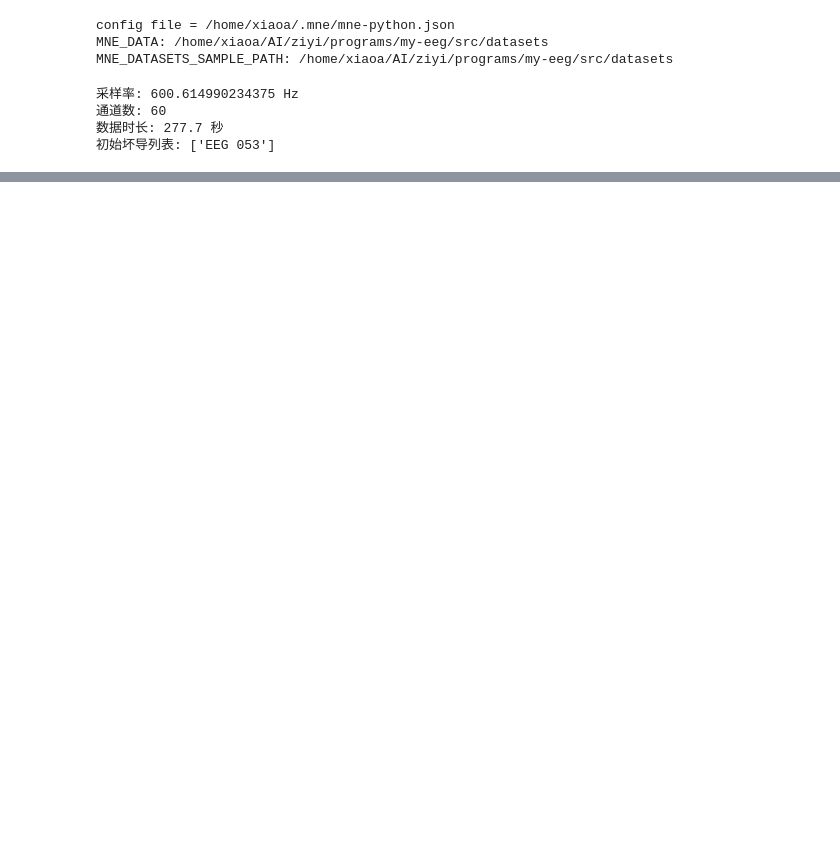
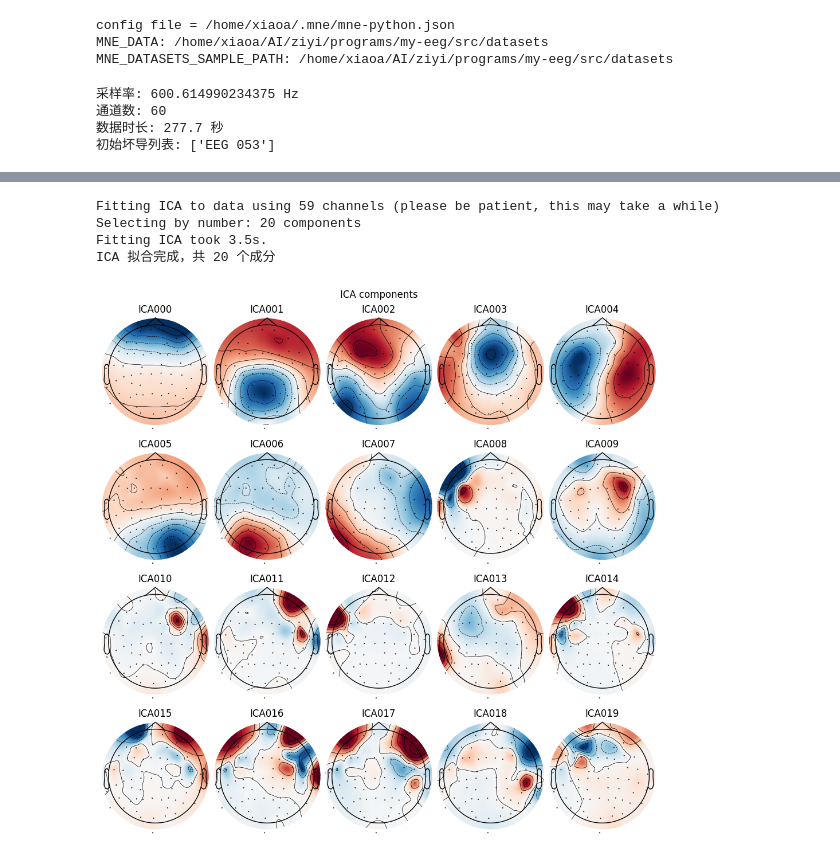
Before and after one commit to usstziyi/my-eeg, a Jupyter notebook: src/mne_sample_preprocessing.ipynb, the cells around one changed output, grey strips where cells are left out. Cells and saved outputs as stored; diff of their text form; code cells hidden in the pictures; blank space fills up the shorter version.

```diff
--- a/src/mne_sample_preprocessing.ipynb
+++ b/src/mne_sample_preprocessing.ipynb
@@ -225,44 +203,28 @@ print("已设置 EEG 平均参考（投影方式）")
 # %%
 # =============================================================================
-# Step 7: ICA 伪迹去除
+# Step 9: ICA 伪迹去除
 # =============================================================================
 # ICA（独立成分分析）将混合信号分解为统计独立的成分
 # 眼动、心跳等伪迹通常集中在少数成分中，识别并去除即可
 
 # 创建 ICA 对象
 # n_components=20: 提取 20 个独立成分（通常 15-25 个足够）
 # method='fastica': 快速 ICA 算法，适合新手
 # random_state=42: 固定随机种子，保证结果可复现
 ica = ICA(n_components=20, method="fastica", random_state=42)
 
 # 拟合 ICA（在滤波后的连续数据上）
-ica.fit(raw)
+ica.fit(raw_eeg, picks=["eeg"])
 print(f"ICA 拟合完成，共 {ica.n_components_} 个成分")
 
 # 查看所有 ICA 成分的地形图（脑电空间分布）
 # 眼动成分通常集中在前额区域，心跳成分呈现特征性分布
-ica.plot_components(picks=range(20), inst=raw)
-
-# --- 自动识别眼动伪迹 (EOG) ---
-# find_bads_eog 通过 EOG 通道与 ICA 成分的相关性来识别眼动成分
-eog_indices, eog_scores = ica.find_bads_eog(raw)
-print(f"自动识别的 EOG 伪迹成分: {eog_indices}")
-ica.plot_scores(eog_scores, title="EOG 相关性得分")
-
-# --- 自动识别心电伪迹 (ECG) ---
-# Sample 数据没有 ECG 通道，MNE 会自动用 MEG 信号构造虚拟 ECG
-ecg_indices, ecg_scores = ica.find_bads_ecg(raw)
-print(f"自动识别的 ECG 伪迹成分: {ecg_indices}")
-ica.plot_scores(ecg_scores, title="ECG 相关性得分")
-
-# 汇总要排除的成分
-ica.exclude = list(set(eog_indices + ecg_indices))
-print(f"将要排除的 ICA 成分: {ica.exclude}")
-
-# 查看要排除成分的时域波形（确认是否合理）
-ica.plot_sources(raw, picks=ica.exclude)
-
-# 应用 ICA，从原始数据中去除伪迹成分
-# 注意：这会就地修改 raw 对象
-ica.apply(raw)
-print("ICA 伪迹去除完成")
+ica_fig = ica.plot_components(picks=range(20), inst=raw_eeg)
+# 查看第 1 个 ICA 成分的属性（如功率谱）
+# ica.plot_properties(picks=[1], inst=raw_eeg)
+# %% [output]
+Fitting ICA to data using 59 channels (please be patient, this may take a while)
+Selecting by number: 20 components
+Fitting ICA took 3.5s.
+ICA 拟合完成，共 20 个成分
+[figure, added]
```
Also changed, not shown: parts of 17 cells of this notebook, 4 other files.
